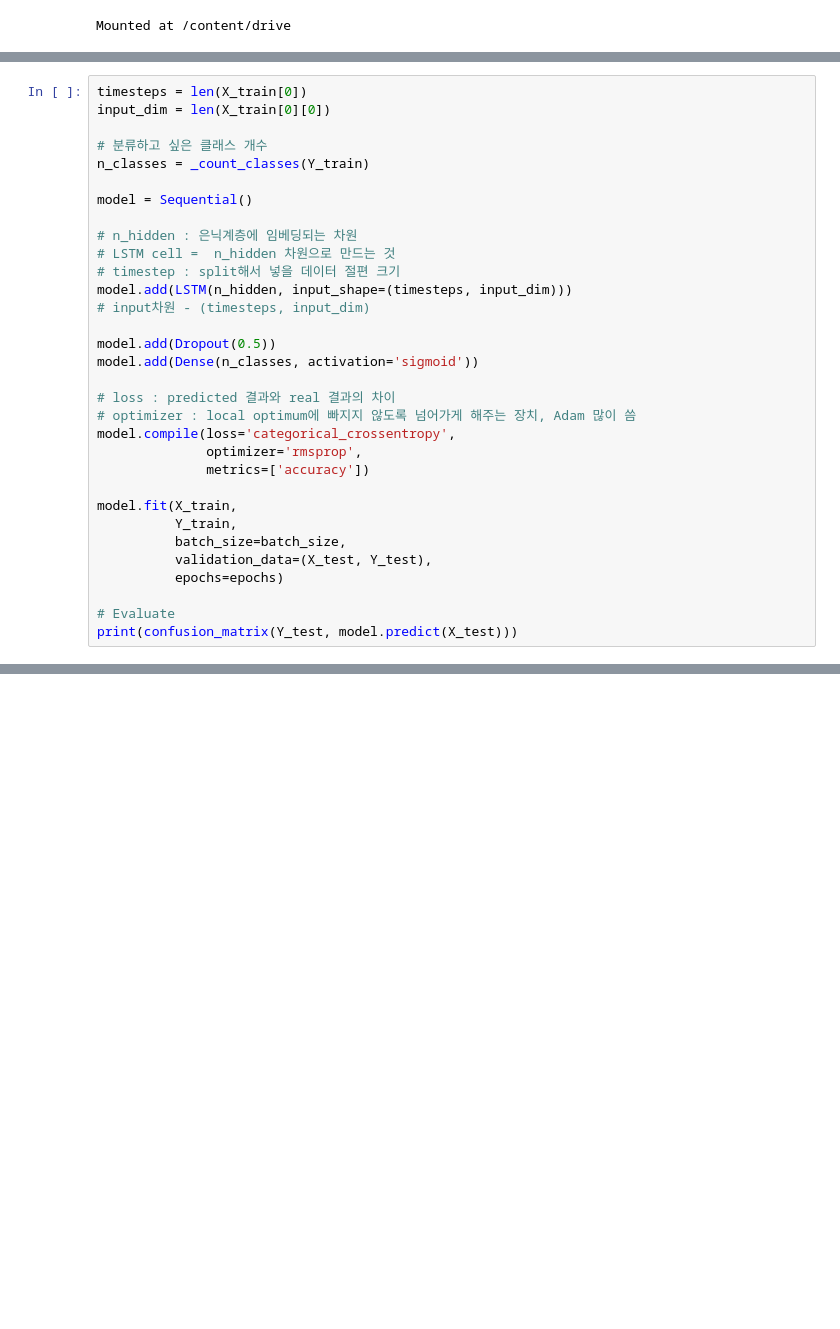
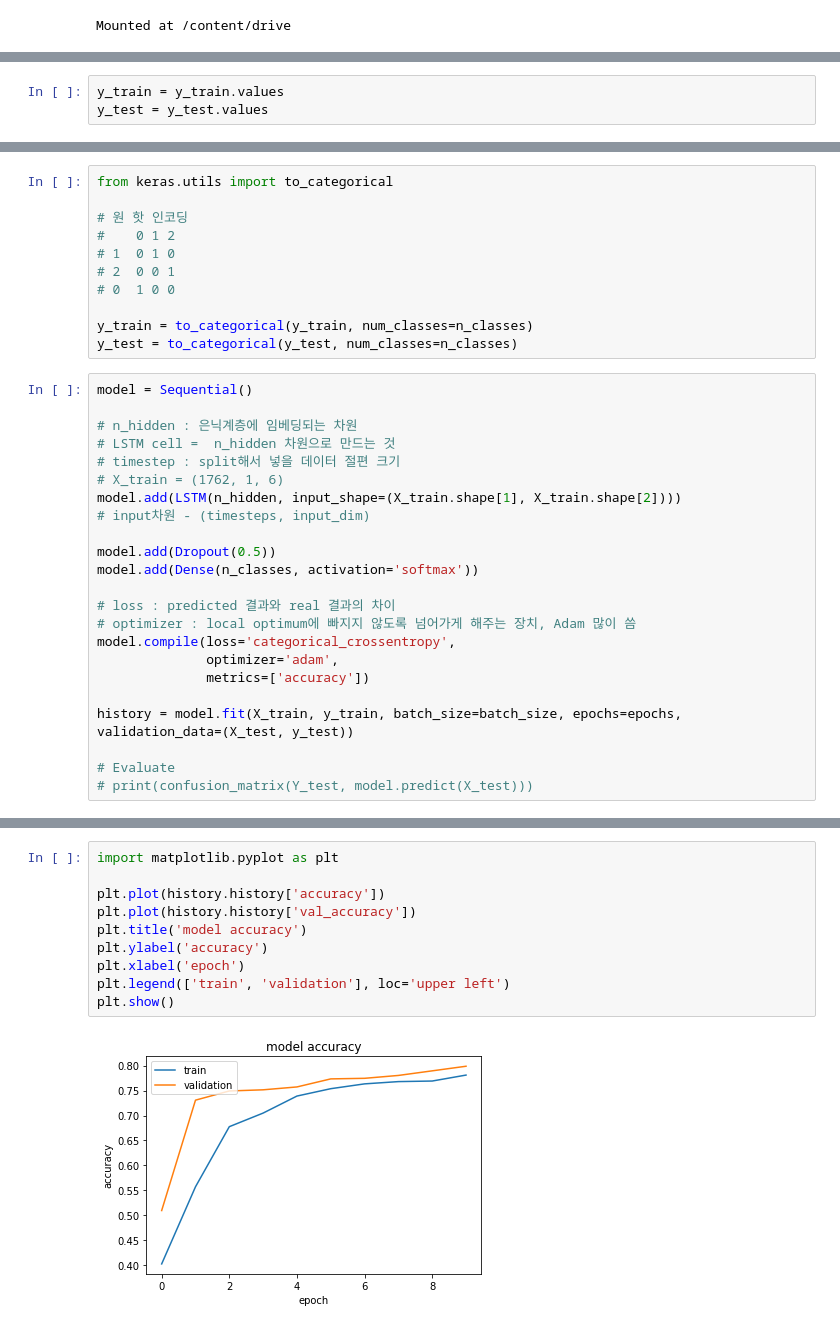
Before and after one commit to KU-Graduation-Project/LoRaNetwork, a Jupyter notebook: src/ml_model/LSTM_motion.ipynb, the cells around one changed output, grey strips where cells are left out. Drawn from its saved outputs; the diff is of its cells as text; blank space fills up the shorter version.

Commit message:
feat: colab version LSTM train complete

```diff
--- a/src/ml_model/LSTM_motion.ipynb
+++ b/src/ml_model/LSTM_motion.ipynb
@@ -64,0 +104,3 @@ Y_train.shape
+# %%
+y_train = y_train.values
+y_test = y_test.values
@@ -65,33 +158,35 @@ Y_train.shape
+# %%
+from keras.utils import to_categorical
+
+# 원 핫 인코딩
+#    0 1 2
+# 1  0 1 0
+# 2  0 0 1
+# 0  1 0 0
+
+y_train = to_categorical(y_train, num_classes=n_classes)
+y_test = to_categorical(y_test, num_classes=n_classes)
 # %%
-timesteps = len(X_train[0])
-input_dim = len(X_train[0][0])
-
-# 분류하고 싶은 클래스 개수
-n_classes = _count_classes(Y_train)
-
 model = Sequential()
 
 # n_hidden : 은닉계층에 임베딩되는 차원
 # LSTM cell =  n_hidden 차원으로 만드는 것
 # timestep : split해서 넣을 데이터 절편 크기
-model.add(LSTM(n_hidden, input_shape=(timesteps, input_dim)))
+# X_train = (1762, 1, 6)
+model.add(LSTM(n_hidden, input_shape=(X_train.shape[1], X_train.shape[2])))
 # input차원 - (timesteps, input_dim)
 
 model.add(Dropout(0.5))
-model.add(Dense(n_classes, activation='sigmoid'))
+model.add(Dense(n_classes, activation='softmax'))
 
 # loss : predicted 결과와 real 결과의 차이
 # optimizer : local optimum에 빠지지 않도록 넘어가게 해주는 장치, Adam 많이 씀
 model.compile(loss='categorical_crossentropy',
-              optimizer='rmsprop',
+              optimizer='adam',
               metrics=['accuracy'])
 
-model.fit(X_train,
-          Y_train,
-          batch_size=batch_size,
-          validation_data=(X_test, Y_test),
-          epochs=epochs)
+history = model.fit(X_train, y_train, batch_size=batch_size, epochs=epochs, validation_data=(X_test, y_test))
 
 # Evaluate
-print(confusion_matrix(Y_test, model.predict(X_test)))
+# print(confusion_matrix(Y_test, model.predict(X_test)))
 # %% [output]
@@ -98,0 +213,12 @@ KeyError: ignored
+# %%
+import matplotlib.pyplot as plt
+
+plt.plot(history.history['accuracy'])
+plt.plot(history.history['val_accuracy'])
+plt.title('model accuracy')
+plt.ylabel('accuracy')
+plt.xlabel('epoch')
+plt.legend(['train', 'validation'], loc='upper left')
+plt.show()
+# %% [output]
+[figure, added]
```
Also changed, not shown: parts of 36 cells of this notebook.
